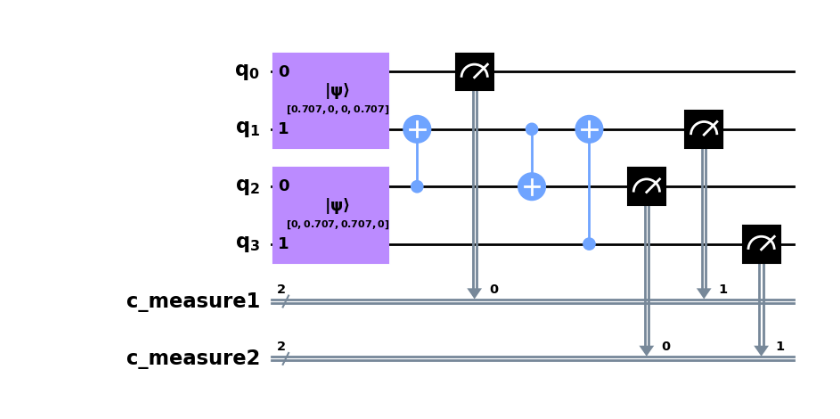
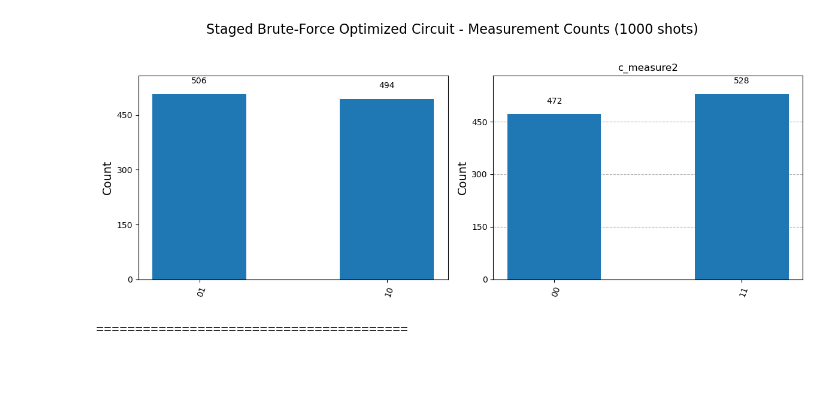
Before and after one commit to cailab-tamu/QuantumXCT, a Jupyter notebook: python/bell_dist_kl.ipynb, the cells around one changed output. Saved outputs shown, nothing was run; the diff lists cells and outputs as text; code cells hidden in the pictures; blank space fills up the shorter version.

```diff
--- a/python/bell_dist_kl.ipynb
+++ b/python/bell_dist_kl.ipynb
@@ -521,15 +888,4 @@ def plot_measurement_histograms(circuit: QuantumCircuit, nshots: int = 1000, tit
 # %%
-# 1. Define initial circuits for concatenation
-state_probs_bell = [1/np.sqrt(2), 0, 0, 1/np.sqrt(2)] # 2-qubit state
-circ_bell = create_initial_circuit(state_vec_probs=state_probs_bell)
-
-state_probs_ghz_ish = [0, 1/np.sqrt(2), 1/np.sqrt(2), 0] # 2-qubit state
-circ_ghz_ish = create_initial_circuit(state_vec_probs=state_probs_ghz_ish)
-
-# Define the target state vectors
-state_probs_target1_amplitudes = np.array([0, 1/np.sqrt(2), 1/np.sqrt(2), 0])
-state_probs_target2_amplitudes = np.array([1/np.sqrt(2), 0, 0, 1/np.sqrt(2)])
-
 # --- Demonstrate Greedy Search ---
 print("\n" + "="*40)
 print("--- Running Greedy Search ---")
@@ -539,7 +895,7 @@ best_cnot_sequence_greedy, min_kl_greedy = find_best_cnot_sequence(
     circ_ghz_ish,
     state_probs_target1_amplitudes,
     state_probs_target2_amplitudes,
-    nshots=2000
+    nshots=1000
 )
 
 print("\n" + "="*40)
@@ -601,7 +957,7 @@ best_cnot_sequence_brute_force, min_kl_brute_force = find_best_cnot_sequence_bru
     state_probs_target1_amplitudes,
     state_probs_target2_amplitudes,
     max_cnot_depth=max_brute_force_depth,
-    nshots=2000
+    nshots=1000
 )
 
 print("\n" + "="*40)
@@ -651,3 +1007,53 @@ Initial best KL sum: 40.060865 (from baseline)
 # %%
-final_best_circuit_greedy.draw(output="mpl", style="clifford", fold=40,  scale = 1.0)
+# --- Demonstrate Staged Brute-Force Search ---
+print("\n" + "="*40)
+print("--- Running Staged Brute-Force Search ---")
+print("="*40)
+max_staged_depth = 4
+staged_nshots_config = [100, 500, 1000]
+staged_discard_config = [0.25, 0.50] # Discard 25% after 100 shots, 50% of remaining after 500 shots
+
+best_cnot_sequence_staged, min_kl_staged = find_best_cnot_sequence_brute_force_staged(
+    circ_bell,
+    circ_ghz_ish,
+    state_probs_target1_amplitudes,
+    state_probs_target2_amplitudes,
+    max_cnot_depth=max_staged_depth,
+    nshots_stages=staged_nshots_config,
+    discard_percentages=staged_discard_config
+)
+
+print("\n" + "="*40)
+if best_cnot_sequence_staged:
+    print(f"Staged Brute-Force Search Optimal CNOT sequence (Depth {max_staged_depth}) found:")
+    for cnot in best_cnot_sequence_staged:
+        print(f"  q[{cnot[0]}] -> q[{cnot[1]}]")
+    print(f"With minimum combined KL Divergence: {min_kl_staged:.6f}")
+
+    # Construct and draw the final best circuit from staged brute-force search
+    ng_circ1_for_staged = circ_bell.num_qubits
+    base_combined_circuit_staged = concatenate_circuits_with_separate_measurements(circ_bell, circ_ghz_ish)
+    final_best_circuit_staged = add_cnots_and_measurements_to_circuit(
+        base_combined_circuit_staged, ng_circ1_for_staged, best_cnot_sequence_staged
+    )
+    print("\n--- Final Optimized Circuit (Staged Brute-Force) ---")
+    print(final_best_circuit_staged.draw('text'))
+
+    # Plot histograms for the staged brute-force circuit
+    plot_measurement_histograms(final_best_circuit_staged, nshots=1000, title_prefix="Staged Brute-Force Optimized Circuit")
+
+else:
+    print("Staged Brute-Force Search: No CNOT configuration sequence improved the KL divergence beyond the baseline.")
+    print(f"Baseline KL Divergence: {min_kl_staged:.6f}")
+    # Draw the baseline circuit
+    base_combined_circuit_staged = concatenate_circuits_with_separate_measurements(circ_bell, circ_ghz_ish)
+    final_best_circuit_staged = add_cnots_and_measurements_to_circuit(
+        base_combined_circuit_staged, circ_bell.num_qubits, []
+    )
+    print("\n--- Baseline Circuit (No CNOTs) ---")
+    print(final_best_circuit_staged.draw('text'))
+
+    # Plot histograms for the baseline circuit
+    plot_measurement_histograms(final_best_circuit_staged, nshots=1000, title_prefix="Baseline Circuit (Staged Brute-Force)")
+print("="*40 + "\n")
 # %% [output]
@@ -654 +1077,2 @@ final_best_circuit_greedy.draw(output="mpl", style="clifford", fold=40,  scale =
-[figure, old version]
+[figure, new version]
+========================================
```
Also changed, not shown: parts of 11 cells of this notebook.
